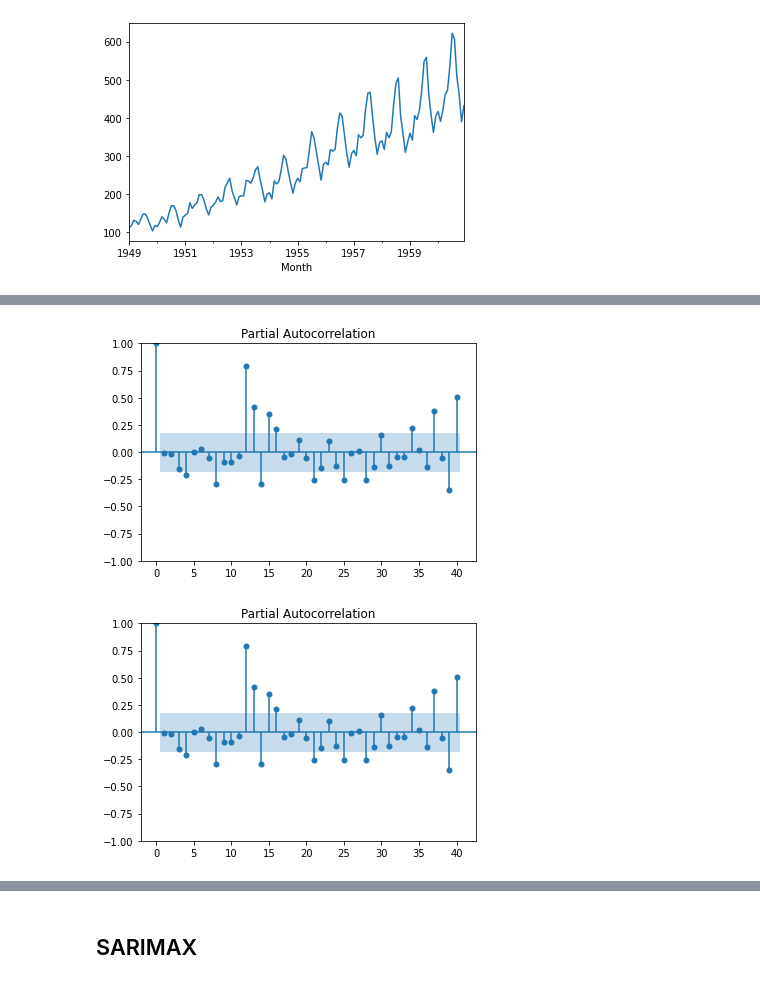
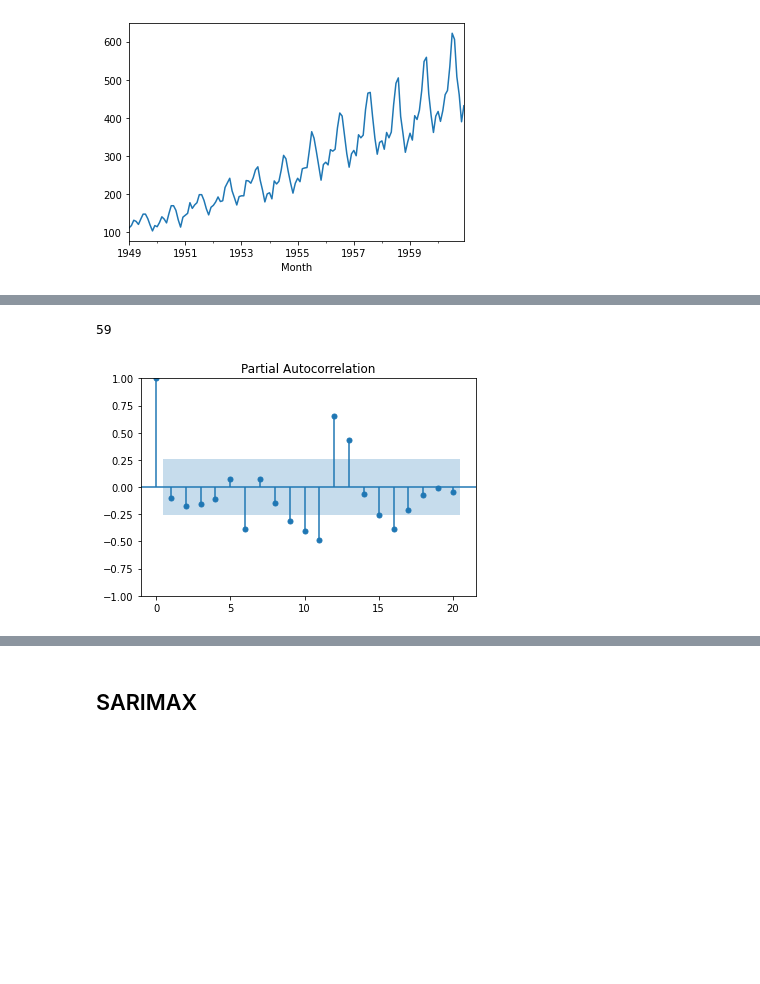
Before and after one commit to miwamasa/DataScience2022, a Jupyter notebook: notebooks/lecture10.ipynb, the cells around one changed output, grey strips where cells are left out. Cells and saved outputs as stored; diff of their text form; code cells hidden in the pictures; blank space fills up the shorter version.

```diff
--- a/notebooks/lecture10.ipynb
+++ b/notebooks/lecture10.ipynb
@@ -725,9 +776,12 @@ plt.bar(range(len(res_d0[1:])), res_d0[1:])
+# %%
+len(res_d0[1:])
+# %% [output]
+59
 # %%
 # 偏自己相関
-tsaplots.plot_pacf(res_d0[1:], lags=40)
+tsaplots.plot_pacf(res_d0[1:], lags=20);
 # %% [output]
-[figure, old version]
+[figure, new version]
-[figure, removed]
 # %%
 # 将来予測
 # トレンドが捉えられていない
```
Also changed, not shown: parts of 38 cells of this notebook, 2 other files.
